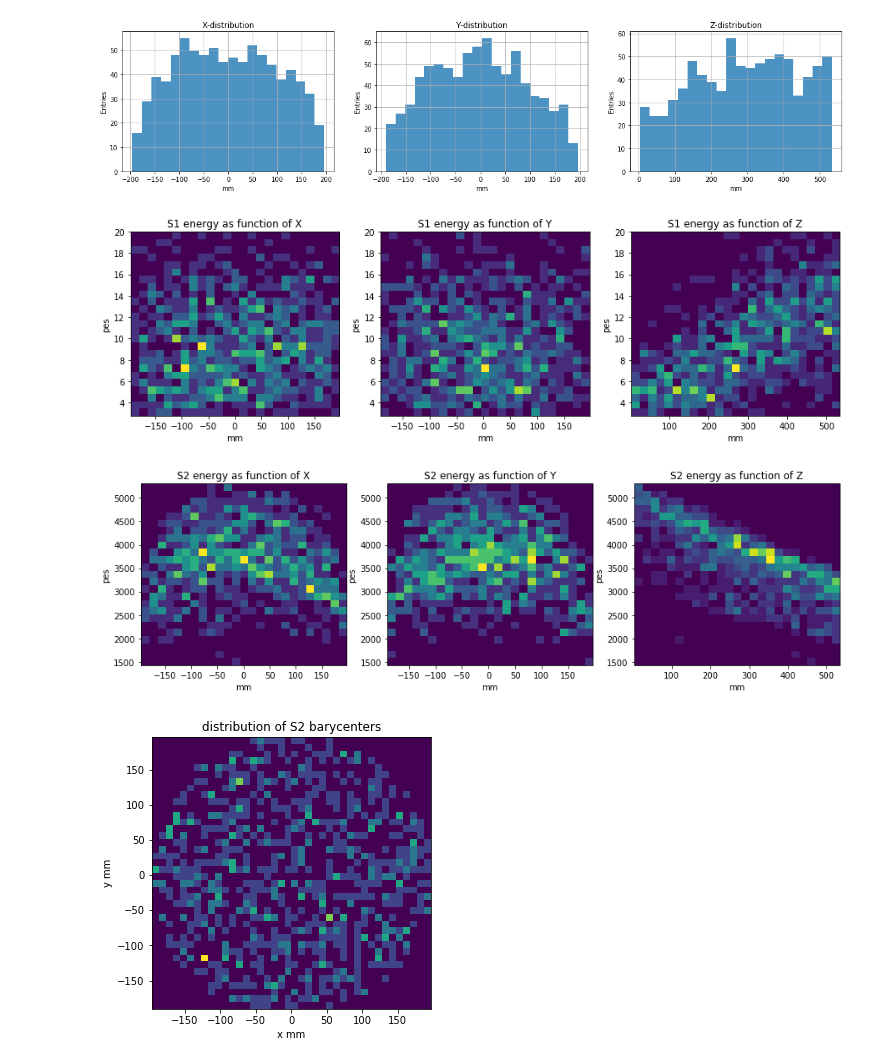
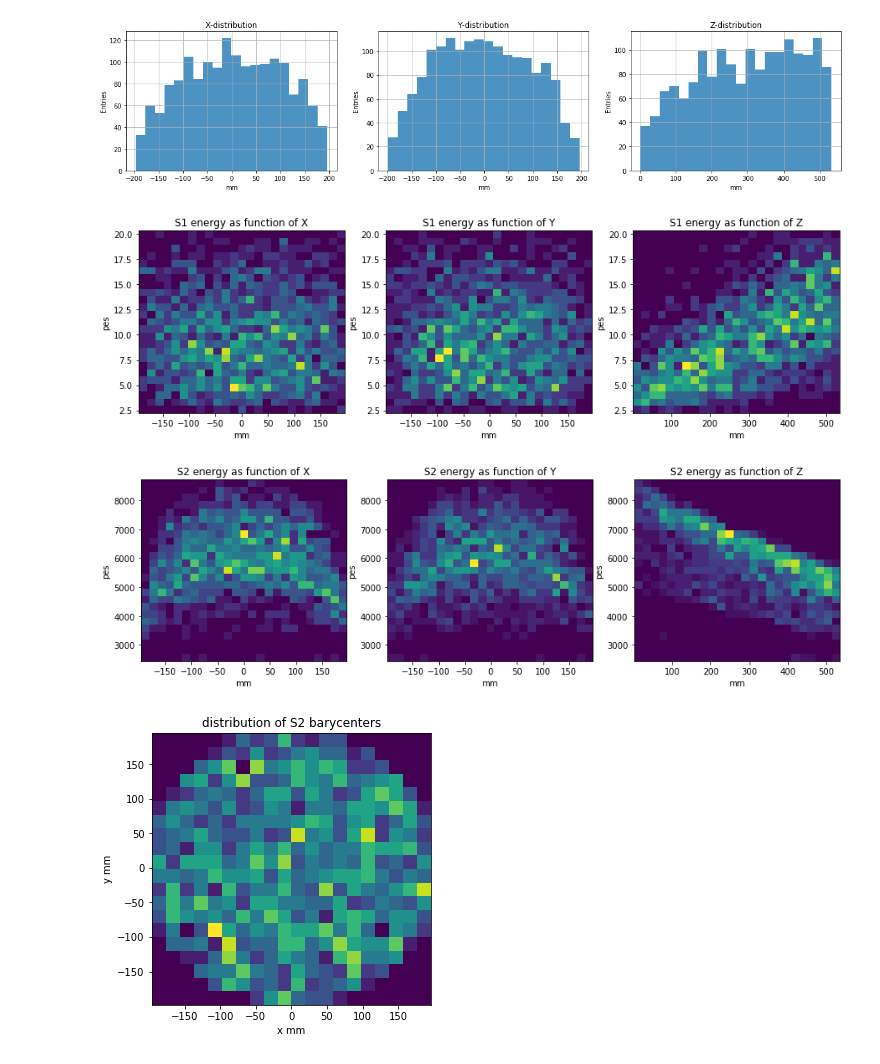
Before and after one commit to abotas/ICARO, a Jupyter notebook: icaro/marco_polo/dorotea_monitor_Kr_montecarlo_ab.ipynb, the cells around one changed output. Saved outputs shown, nothing was run; the diff lists cells and outputs as text; code cells hidden in the pictures.

```diff
--- a/icaro/marco_polo/dorotea_monitor_Kr_montecarlo_ab.ipynb
+++ b/icaro/marco_polo/dorotea_monitor_Kr_montecarlo_ab.ipynb
@@ -32,3 +50,3 @@ dorothea = Dorothea(**conf)
 # %%
-dst = load_dst(PATH_OUT, "DST", "Events")
-#dst
+dst = load_dst('/Users/alej/Desktop/dorothea/garbage.h5', "DST", "Events")
+dst
@@ -80,7 +117,7 @@ for feature, coord in zip([dst.X, dst.Y, dst.Z], ['X', 'Y', 'Z']):
     subplot+=1
 plt.show()
 # %% [output]
-[figure, old version]
+[figure, new version]
 # %%
 plt.figure(figsize=(15,4))
 subplot=131
@@ -93,7 +130,7 @@ for feature, lab in zip([dst.X, dst.Y, dst.Z], ['X', 'Y', 'Z']):
     subplot+=1
 plt.show()
 # %% [output]
-[figure, old version]
+[figure, new version]
 # %%
 plt.figure(figsize=(15,4))
 subplot=131
@@ -107,16 +144,16 @@ for feature, lab in zip([dst.X, dst.Y, dst.Z], ['X', 'Y', 'Z']):
     subplot+=1
 plt.show()
 # %% [output]
-[figure, old version]
+[figure, new version]
 # %%
 plt.figure(figsize=(5,5))
-plt.hist2d(dst.X, dst.Y, bins=(40, 40))
+plt.hist2d(dst.X, dst.Y, bins=(20, 20))
 plt.xlabel('x mm')
 plt.ylabel('y mm')
 plt.title('distribution of S2 barycenters')
 plt.show()
 # %% [output]
-[figure, old version]
+[figure, new version]
 # %%
 figsize=(20,6)
 plt.figure(figsize=figsize)
```
Also changed, not shown: parts of 10 cells of this notebook, 4 other files.
